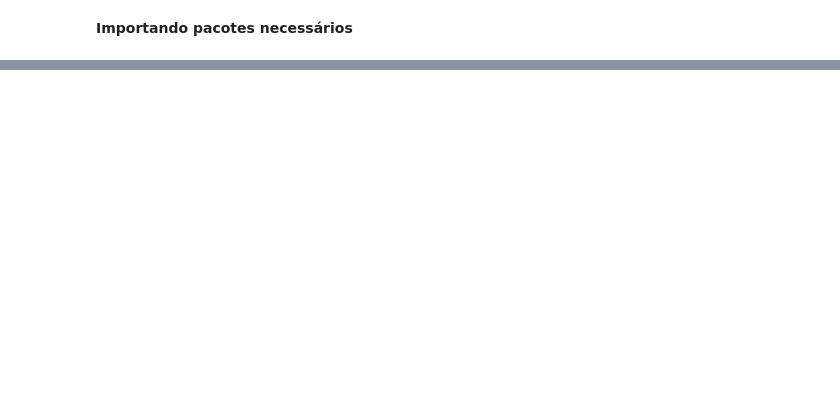
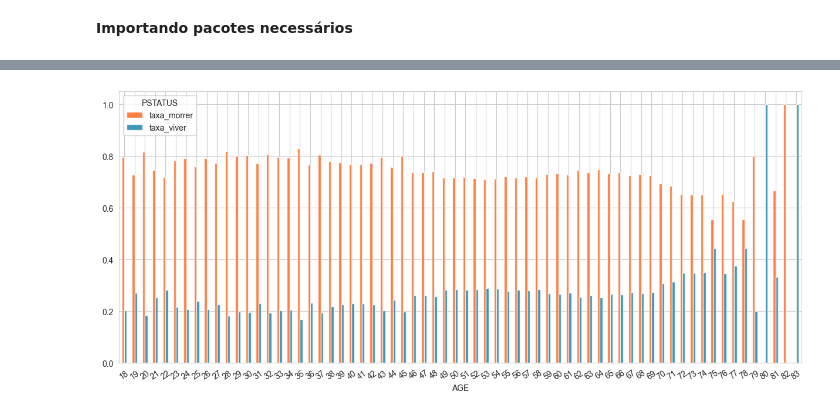
Before and after one commit to bruno-valero/Health_Analytics, a Jupyter notebook: Health_Analytics.ipynb, the cells around one changed output, grey strips where cells are left out. Saved outputs shown, nothing was run; the diff lists cells and outputs as text; code cells hidden in the pictures; blank space fills up the shorter version.

```diff
--- a/Health_Analytics.ipynb
+++ b/Health_Analytics.ipynb
@@ -22,0 +175,15 @@ ds = Dataset()
+# %%
+age_ps = ds.var.categoricas.crosstab.show(['AGE'], ['PSTATUS']).reset_index()
+age_ps['taxa_0'] = age_ps[0] / np.sum(age_ps[0])
+age_ps['taxa_1'] = age_ps[1] / np.sum(age_ps[1])
+age_ps['taxa_total_0'] = age_ps[0] / (np.sum(age_ps[0]) + np.sum(age_ps[1]))
+age_ps['taxa_total_1'] = age_ps[1] / (np.sum(age_ps[0]) + np.sum(age_ps[1]))
+age_ps['taxa_viver'] = age_ps[1] / (age_ps[0] + age_ps[1])
+age_ps['taxa_morrer'] = age_ps[0] / (age_ps[0] + age_ps[1])
+
+age_ps[['taxa_morrer', 'taxa_viver', 'AGE']].set_index('AGE').plot(
+    kind = 'bar', figsize = (15,6), color=['#' + 'FF5F15', '#' + '107dac'], alpha = 0.8)
+plt.xticks(rotation = 35)
+plt.show();
+# %% [output]
+[figure, added]
```
Also changed, not shown: parts of 25 cells of this notebook.
